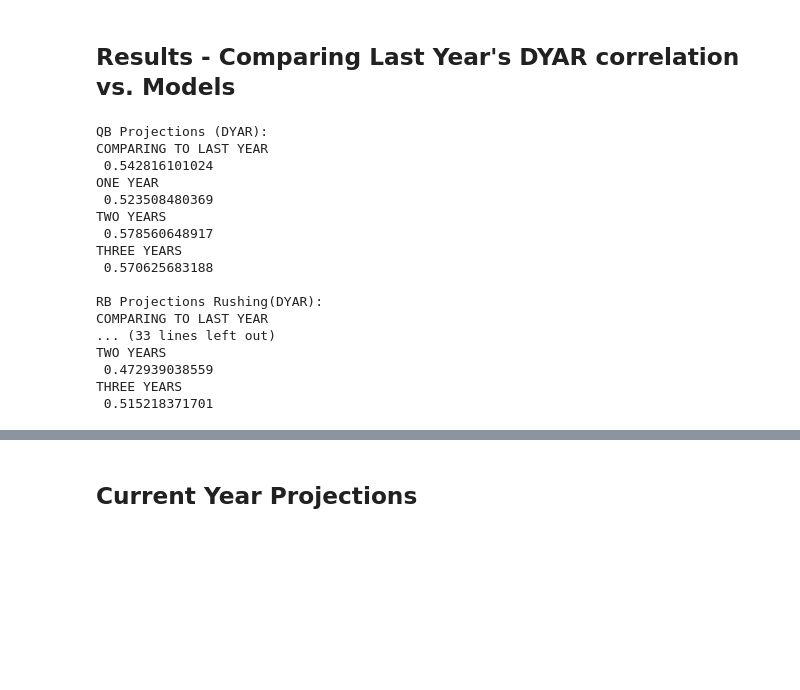
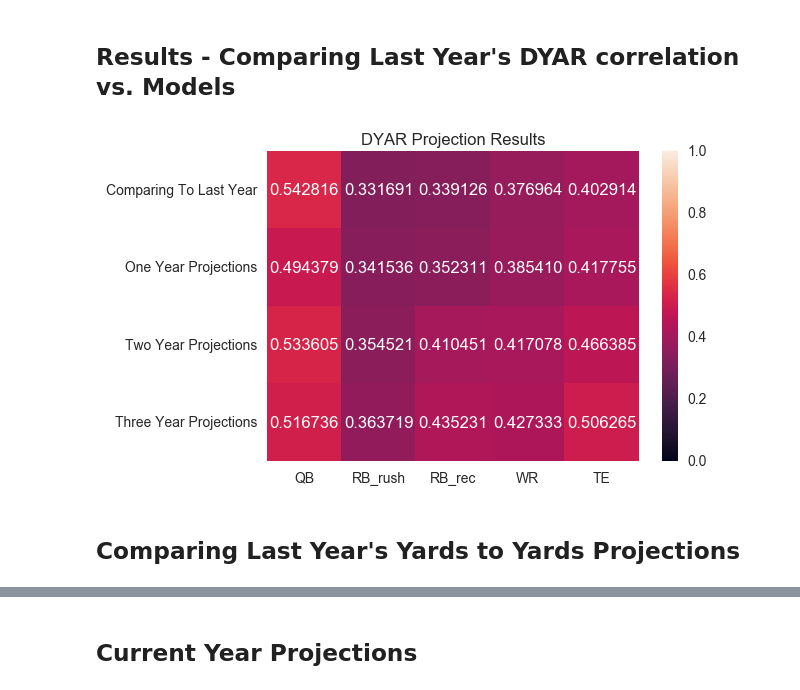
Before and after one commit to emsloate/NFLProjections, a Jupyter notebook: Projection_Model.ipynb, the cells around one changed output, grey strips where cells are left out. Cells and saved outputs as stored; diff of their text form; code cells hidden in the pictures; blank space fills up the shorter version.

```diff
--- a/Projection_Model.ipynb
+++ b/Projection_Model.ipynb
@@ -527,7 +554,7 @@ def get_one_year_projections(position,stat, current = False):
     # Adding aging curve
     df_1["Age"] = np.ceil(df_1['Age'])
     df_1 = df_1.merge(age_pens, on = 'Age')
-    df_1['E{}'.format(stat)] = df_1['E{}'.format(stat)] * (1 + df_1['Penalty'])
+    df_1['E{}'.format(stat)] = df_1['E{}'.format(stat)] * (1 + df_1['Penalty'.format(stat)])
 
     return df_1
 # %% [markdown]
@@ -556,15 +583,13 @@ def get_two_year_projections(position,stat,stat_coef,touches_coef, current = Fal
         touches = "Targets"
         age_pens = te_pens
 
-
-
     #Get Running Backs with 2 years of data available
     if current:
          ## Get weighted totals
         df['Weighted_{}_2'.format(stat)] = (df['{}'.format(stat)] * stat_coef[0] +  df['{}_t-1'.format(stat)] * stat_coef[1])
         df['Weighted_{}_2'.format(touches)] = df['{}'.format(touches)] * touches_coef[0] +  df['{}_t-1'.format(touches)] * touches_coef[1]
         df_2 = df[(~pd.isnull(df['Weighted_{}_2'.format(stat)])) & (~pd.isnull(df['Weighted_{}_2'.format(touches)])) & (df['Year'] == pd.Timestamp('2017-01-01'))]
-        ## Get estimate for stat at league average rate
+        ## Get estimate for stat at league average rate- note that touches are computed using the stat coefficents
         df_2['AW{}'.format(stat)] = df['A{}'.format(stat)] * stat_coef[0] +  df['A{}_t-1'.format(stat)] * stat_coef[1]
         df_2['AW{}'.format(touches)] = df['{}'.format(touches)] * stat_coef[0] +  df['{}_t-1'.format(touches)] * stat_coef[1]
     else:
@@ -591,7 +616,7 @@ def get_two_year_projections(position,stat,stat_coef,touches_coef, current = Fal
     # Adding aging curve
     df_2["Age"] = np.ceil(df_2['Age'])
     df_2 = df_2.merge(age_pens, on = 'Age')
-    df_2['E{}'.format(stat)] = df_2['E{}'.format(stat)] * (1 + df_2['Penalty'])
+    df_2['E{}'.format(stat)] = df_2['E{}'.format(stat)] * (1 + df_2['Penalty'.format(stat)])
 
     return df_2
 # %% [markdown]
@@ -654,7 +679,7 @@ def get_three_year_projections(position,stat,stat_coef,touches_coef, current = F
     # Adding aging curve
     df_3["Age"] = np.ceil(df_3['Age'])
     df_3 = df_3.merge(age_pens, on = 'Age')
-    df_3['E{}'.format(stat)] = df_3['E{}'.format(stat)] * (1 + df_3['Penalty'])
+    df_3['E{}'.format(stat)] = df_3['E{}'.format(stat)] * (1 + df_3['Penalty'.format(stat)])
 
     return df_3
 # %% [markdown]
@@ -701,56 +726,18 @@ qb_stats_3 = get_three_year_projections('qb','DYAR',qb_dyar_coefs3,qb_passes_coe
 wr_stats_3 = get_three_year_projections('wr','DYAR',wr_dyar_coefs3,wr_targets_coefs3)
 te_stats_3 = get_three_year_projections('te','DYAR',te_dyar_coefs3,te_targets_coefs3)
 # %%
-print( "QB Projections (DYAR): ")
-print("COMPARING TO LAST YEAR\n",qb_stats[['DYAR','DYAR_t-1']].corr()['DYAR'][1])
-print("ONE YEAR\n",qb_stats_1[['DYAR','EDYAR']].corr()['EDYAR'][0])
-print("TWO YEARS\n",qb_stats_2[['DYAR','EDYAR']].corr()['EDYAR'][0])
-print("THREE YEARS\n",qb_stats_3[['DYAR','EDYAR']].corr()['EDYAR'][0])
-print()
-
-print( "RB Projections Rushing(DYAR): ")
-print("COMPARING TO LAST YEAR\n",rb_stats_rush[['DYAR','DYAR_t-1']].corr()['DYAR'][1])
-print("ONE YEAR\n",rb_stats_rush_1[['DYAR','EDYAR']].corr()['EDYAR'][0])
-print("TWO YEARS\n",rb_stats_rush_2[['DYAR','EDYAR']].corr()['EDYAR'][0])
-print("THREE YEARS\n",rb_stats_rush_3[['DYAR','EDYAR']].corr()['EDYAR'][0])
-print()
-
-print( "RB Projections Receiving(DYAR): ")
-print("COMPARING TO LAST YEAR\n",rb_stats_rec[['DYAR','DYAR_t-1']].corr()['DYAR'][1])
-print("ONE YEAR\n",rb_stats_rec_1[['DYAR','EDYAR']].corr()['EDYAR'][0])
-print("TWO YEARS\n",rb_stats_rec_2[['DYAR','EDYAR']].corr()['EDYAR'][0])
-print("THREE YEARS\n",rb_stats_rec_3[['DYAR','EDYAR']].corr()['EDYAR'][0])
-print()
-
-print( "WR Projections (DYAR): ")
-print("COMPARING TO LAST YEAR\n",wr_stats[['DYAR','DYAR_t-1']].corr()['DYAR'][1])
-print("ONE YEAR\n",wr_stats_1[['DYAR','EDYAR']].corr()['EDYAR'][0])
-print("TWO YEARS\n",wr_stats_2[['DYAR','EDYAR']].corr()['EDYAR'][0])
-print("THREE YEARS\n",wr_stats_3[['DYAR','EDYAR']].corr()['EDYAR'][0])
-print()
-
-print( "TE Projections (DYAR): ")
-print("COMPARING TO LAST YEAR\n",te_stats[['DYAR','DYAR_t-1']].corr()['DYAR'][1])
-print("ONE YEAR\n",te_stats_1[['DYAR','EDYAR']].corr()['EDYAR'][0])
-print("TWO YEARS\n",te_stats_2[['DYAR','EDYAR']].corr()['EDYAR'][0])
-print("THREE YEARS\n",te_stats_3[['DYAR','EDYAR']].corr()['EDYAR'][0])
-print()
+data = np.array([[qb_stats[['DYAR','DYAR_t-1']].corr()['DYAR'][1],qb_stats_1[['DYAR','EDYAR']].corr()['EDYAR'][0],qb_stats_2[['DYAR','EDYAR']].corr()['EDYAR'][0],qb_stats_3[['DYAR','EDYAR']].corr()['EDYAR'][0]]
+       ,[rb_stats_rush[['DYAR','DYAR_t-1']].corr()['DYAR'][1],rb_stats_rush_1[['DYAR','EDYAR']].corr()['EDYAR'][0],rb_stats_rush_2[['DYAR','EDYAR']].corr()['EDYAR'][0],rb_stats_rush_3[['DYAR','EDYAR']].corr()['EDYAR'][0]]
+       ,[rb_stats_rec[['DYAR','DYAR_t-1']].corr()['DYAR'][1],rb_stats_rec_1[['DYAR','EDYAR']].corr()['EDYAR'][0],rb_stats_rec_2[['DYAR','EDYAR']].corr()['EDYAR'][0],rb_stats_rec_3[['DYAR','EDYAR']].corr()['EDYAR'][0]]
+       ,[wr_stats[['DYAR','DYAR_t-1']].corr()['DYAR'][1],wr_stats_1[['DYAR','EDYAR']].corr()['EDYAR'][0],wr_stats_2[['DYAR','EDYAR']].corr()['EDYAR'][0],wr_stats_3[['DYAR','EDYAR']].corr()['EDYAR'][0]]
+       ,[te_stats[['DYAR','DYAR_t-1']].corr()['DYAR'][1],te_stats_1[['DYAR','EDYAR']].corr()['EDYAR'][0],te_stats_2[['DYAR','EDYAR']].corr()['EDYAR'][0],te_stats_3[['DYAR','EDYAR']].corr()['EDYAR'][0]]])
+ind = ['Comparing To Last Year','One Year Projections','Two Year Projections','Three Year Projections']
+correlations = pd.DataFrame(np.transpose(data),columns = ['QB','RB_rush','RB_rec','WR','TE'],index=ind)
+ax = sns.heatmap(correlations, annot=True, fmt="f",vmin = 0.0,vmax = 1.0)
+ax.set_title('DYAR Projection Results')
+plt.show()
 # %% [output]
-QB Projections (DYAR):
-COMPARING TO LAST YEAR
- 0.542816101024
-ONE YEAR
- 0.523508480369
-TWO YEARS
- 0.578560648917
-THREE YEARS
- 0.570625683188
-
-RB Projections Rushing(DYAR):
-COMPARING TO LAST YEAR
-... (33 lines left out)
-TWO YEARS
- 0.472939038559
-THREE YEARS
- 0.515218371701
+[figure, added]
+# %% [markdown]
+## Comparing Last Year's Yards to Yards Projections
 # %%
```
Also changed, not shown: parts of 22 cells of this notebook, 28 other files.
